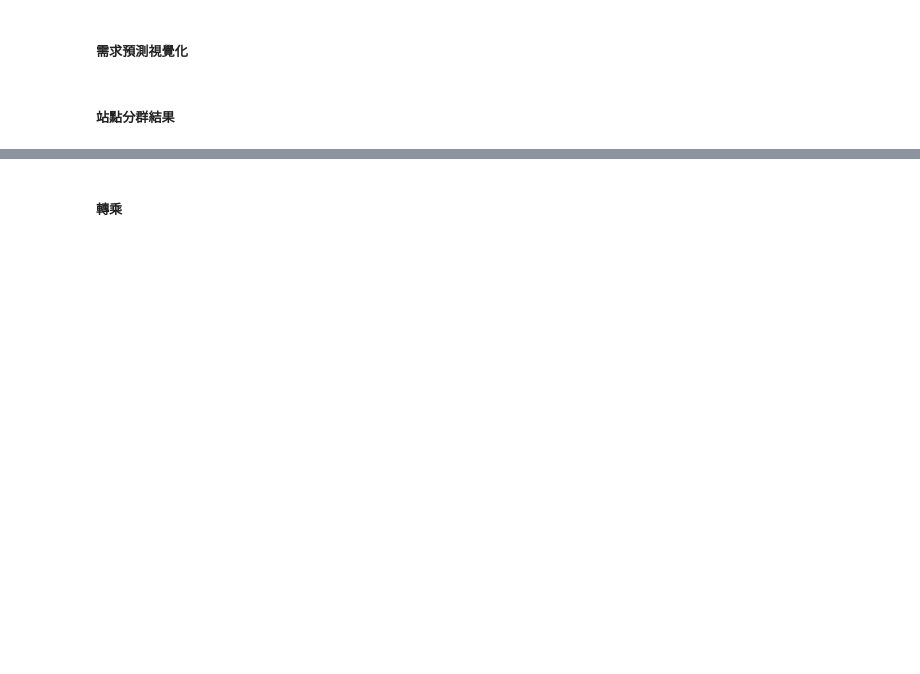
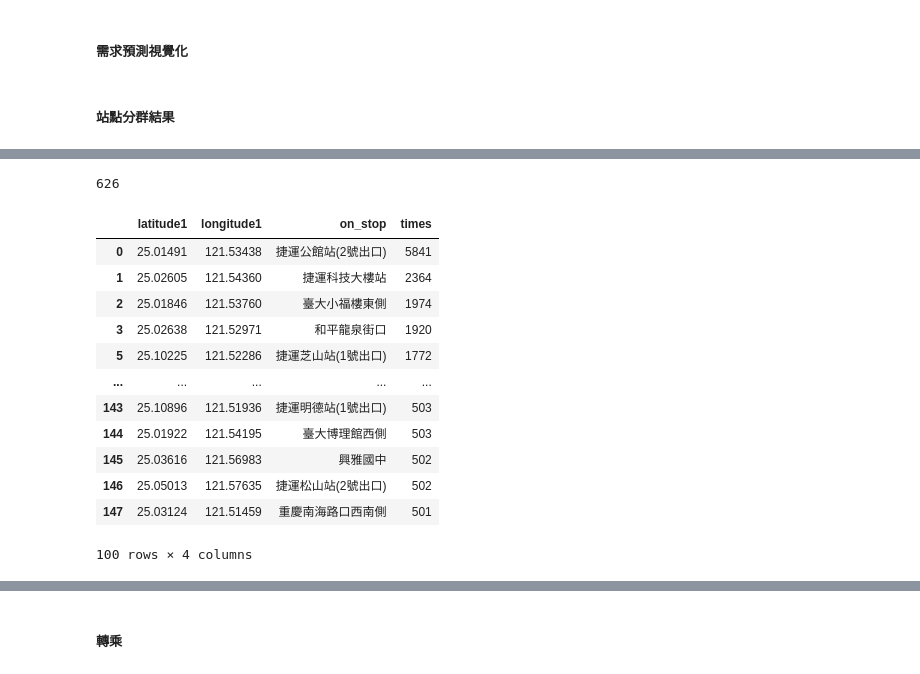
Before and after one commit to chiwei82/sandbox, a Jupyter notebook: project/DA/insight.ipynb, the cells around one changed output, grey strips where cells are left out. Drawn from its saved outputs; the diff is of its cells as text; code cells hidden in the pictures; blank space fills up the shorter version.

```diff
--- a/project/DA/insight.ipynb
+++ b/project/DA/insight.ipynb
@@ -455,4 +374,10 @@ fig.show()
 # %%
 # 讀取 CSV 檔案
-df = pd.read_csv("D:\sandbox_git\warehouse\互補站點1.csv").rename(columns={'longitude1（經度）':'longitude1', 'latitude1（緯度）':'latitude1'})\
-    .merge(gdf[["on_stop_id","on_stop"]].drop_duplicates(subset=["on_stop_id"]), left_on="stop_id1", right_on="on_stop_id", how="left" ).fillna("")
+df = pd.read_csv("D:\sandbox_git\warehouse\互補站點1.csv")\
+    .rename(columns={'longitude1（經度）':'longitude1', 'latitude1（緯度）':'latitude1'})\
+    .merge(gdf[["on_stop_id","on_stop"]].drop_duplicates(subset=["on_stop_id"]), left_on="stop_id1", right_on="on_stop_id", how="left" )\
+    .fillna("").drop(columns="on_stop_id")\
+    .merge(gdf[["on_stop_id","on_stop"]].drop_duplicates(subset=["on_stop_id"]).rename(columns={"on_stop":"off_stop"}), left_on="stop_id2", right_on="on_stop_id", how="left" )\
+    .fillna("").drop(columns="on_stop_id")\
+    .sort_values(by="times",ascending=False)\
+    .reset_index().drop(columns="index")
@@ -513,0 +384,4 @@ m  # 若在 Jupyter Notebook 或 IPython 中執行，這樣可以直接顯示地
+# %%
+len(df.on_stop.unique())
+# %% [output]
+626
@@ -513,0 +468,16 @@ m  # 若在 Jupyter Notebook 或 IPython 中執行，這樣可以直接顯示地
+# %%
+df[["latitude1","longitude1","on_stop","times"]].drop_duplicates(subset="on_stop").query("times>=500")
+# %% [output]
+|  | latitude1 | longitude1 | on_stop | times |
+| 0 | 25.01491 | 121.53438 | 捷運公館站(2號出口) | 5841 |
+| 1 | 25.02605 | 121.54360 | 捷運科技大樓站 | 2364 |
+| 2 | 25.01846 | 121.53760 | 臺大小福樓東側 | 1974 |
+| 3 | 25.02638 | 121.52971 | 和平龍泉街口 | 1920 |
+| 5 | 25.10225 | 121.52286 | 捷運芝山站(1號出口) | 1772 |
+| ... | ... | ... | ... | ... |
+| 143 | 25.10896 | 121.51936 | 捷運明德站(1號出口) | 503 |
+| 144 | 25.01922 | 121.54195 | 臺大博理館西側 | 503 |
+| 145 | 25.03616 | 121.56983 | 興雅國中 | 502 |
+| 146 | 25.05013 | 121.57635 | 捷運松山站(2號出口) | 502 |
+| 147 | 25.03124 | 121.51459 | 重慶南海路口西南側 | 501 |
+100 rows × 4 columns
```
Also changed, not shown: parts of 48 cells of this notebook, 19 other files.
